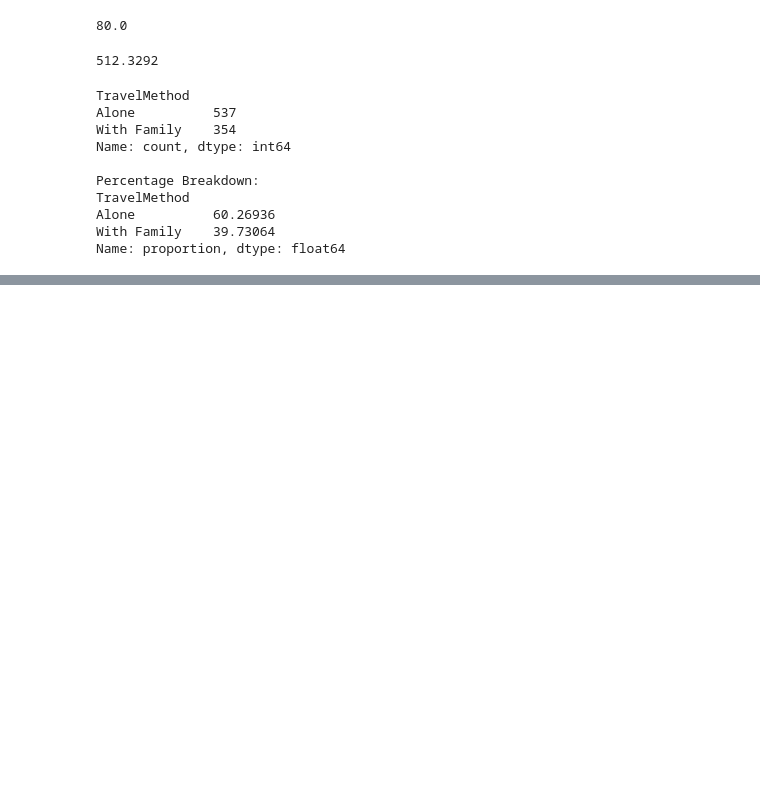
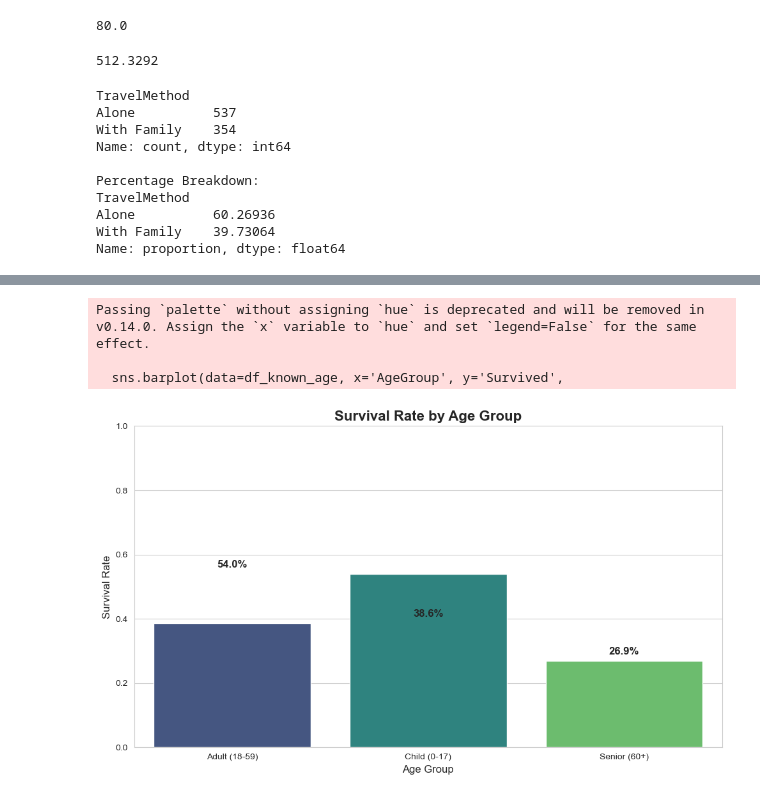
Before and after one commit to hash64/30-Day-Data-Science-Journey, a Jupyter notebook: day-02-first-analysis.ipynb, the cells around one changed output, grey strips where cells are left out. Cells and saved outputs as stored; diff of their text form; code cells hidden in the pictures; blank space fills up the shorter version.

```diff
--- a/day-02-first-analysis.ipynb
+++ b/day-02-first-analysis.ipynb
@@ -293,0 +360,16 @@ Name: proportion, dtype: float64
+# %%
+#step 4: Create age categories
+
+def categorize_age(age):
+    if pd.isna(age):
+        return 'Unknown'
+    elif age < 18:
+        return 'Child (0-17)'
+    elif age <60:
+        return 'Adult (18-59)'
+    else:
+        return 'Senior (60+)'
+
+df['AgeGroup']=df['Age'].apply(categorize_age)
+
+df
@@ -293,0 +414,34 @@ Name: proportion, dtype: float64
+# %%
+# STEP 6: Visualize survival by age group
+
+import seaborn as sns
+
+# Filter out Unknown ages for cleaner chart
+df_known_age = df[df['AgeGroup'] != 'Unknown']
+
+# Create the chart
+plt.figure(figsize=(10, 6))
+sns.barplot(data=df_known_age, x='AgeGroup', y='Survived',
+            palette='viridis', errorbar=None)
+
+# Customize
+plt.title('Survival Rate by Age Group', fontsize=16, fontweight='bold')
+plt.xlabel('Age Group', fontsize=12)
+plt.ylabel('Survival Rate', fontsize=12)
+plt.ylim(0, 1)  # 0 to 1 (since Survived is 0 or 1)
+
+# Add percentage labels on bars
+age_groups_order = ['Child (0-17)', 'Adult (18-59)', 'Senior (60+)']
+for i, group in enumerate(age_groups_order):
+    if group in df_known_age['AgeGroup'].values:
+        rate = df_known_age[df_known_age['AgeGroup'] == group]['Survived'].mean()
+        plt.text(i, rate + 0.02, f'{rate*100:.1f}%',
+                ha='center', fontsize=12, fontweight='bold')
+
+plt.tight_layout()
+plt.show()
+# %% [output]
+Passing `palette` without assigning `hue` is deprecated and will be removed in v0.14.0. Assign the `x` variable to `hue` and set `legend=False` for the same effect.
+
+  sns.barplot(data=df_known_age, x='AgeGroup', y='Survived',
+[figure, added]
```
Also changed, not shown: parts of 6 cells of this notebook.
